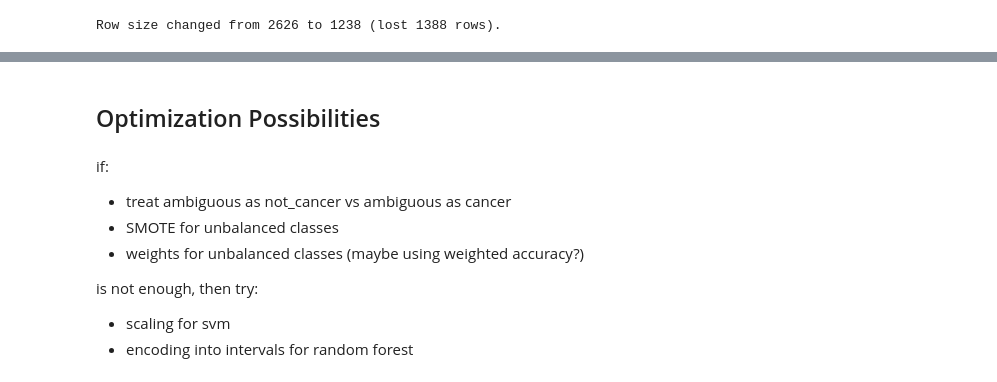
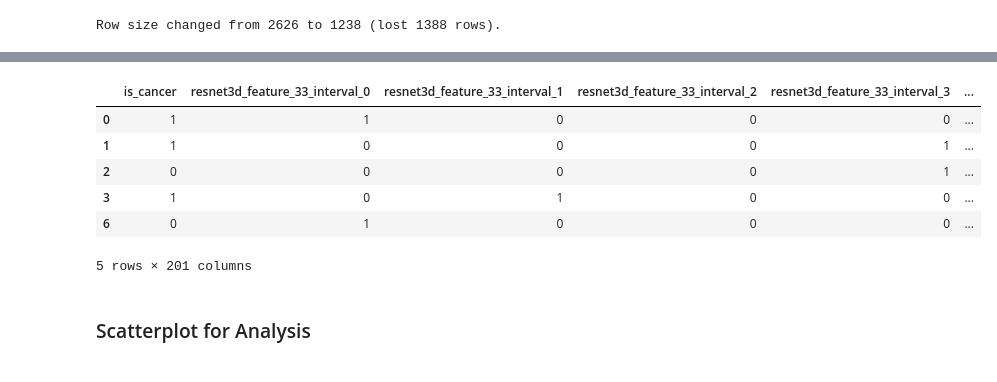
Before and after one commit to pmgfernandes04/Lung-Cancer-Classification-using-CT, a Jupyter notebook: model_development/svm.ipynb, the cells around one changed output, grey strips where cells are left out. Cells and saved outputs as stored; diff of their text form; code cells hidden in the pictures.

```diff
--- a/model_development/svm.ipynb
+++ b/model_development/svm.ipynb
@@ -267,11 +49,58 @@ We conclude that 60 cases of "cancer" were misclassified as "not cancer." This i
-# %% [markdown]
-## Optimization Possibilities
-# %% [markdown]
-if:
- - treat ambiguous as not_cancer vs ambiguous as cancer
- - SMOTE for unbalanced classes
- - weights for unbalanced classes (maybe using weighted accuracy?)
-
-is not enough, then try:
- - scaling for svm
- - encoding into intervals for random forest
+# %%
+df = pd.read_csv('clean_rfe50.csv')
+#df = pd.read_csv('semi_clean_cnn.csv')
+
+mask = df['is_cancer'] == 1
+
+# select all rows except the ones that contain
+df = df[~mask]
+
+# Map 'is_cancer' values from 2 to 1
+df['is_cancer'] = df['is_cancer'].replace(2, 1)
+
+df.head()
+# %%
+# One hot encoding
+df_encoded = df.copy()
+
+# Select only columns with floating-point values
+float_columns = df_encoded.select_dtypes(include='float').columns
+
+# Define function to apply one-hot encoding for quantile-based intervals
+def one_hot_encode_quantile_intervals(column, quantiles):
+    # Get the quantile boundaries for the column
+    quantile_values = df_encoded[column].quantile(quantiles).values
+
+    # Create an empty DataFrame to store one-hot encoded columns
+    encoded_df = pd.DataFrame()
+
+    # Create binary columns for each interval based on quantiles
+    for i in range(len(quantile_values) - 1):
+        low = quantile_values[i]
+        high = quantile_values[i + 1]
+        encoded_df[f'{column}_interval_{i}'] = df_encoded[column].apply(lambda x: 1 if low <= x < high else 0)
+
+    return encoded_df
+
+# Iterate over each floating point column and apply one-hot encoding based on quantile intervals
+for column in float_columns:
+    # Define quantiles for dividing the data into intervals
+    # (You can adjust the quantiles as desired)
+    quantiles = [0.0, 0.25, 0.5, 0.75, 1.0]
+
+    # Apply one-hot encoding for this column
+    encoded_intervals_df = one_hot_encode_quantile_intervals(column, quantiles)
+
+    # Drop the original floating-point column and concatenate the new one-hot encoded columns
+    df_encoded = df_encoded.drop(columns=[column]).join(encoded_intervals_df)
+
+# Now df_encoded contains one-hot encoded columns for each floating-point column based on quantile intervals.
+df_encoded.head()
+# %% [output]
+|  | is_cancer | resnet3d_feature_33_interval_0 | resnet3d_feature_33_interval_1 | resnet3d_feature_33_interval_2 | resnet3d_feature_33_interval_3 | ... |
+| 0 | 1 | 1 | 0 | 0 | 0 | ... |
+| 1 | 1 | 0 | 0 | 0 | 1 | ... |
+| 2 | 0 | 0 | 0 | 0 | 1 | ... |
+| 3 | 1 | 0 | 1 | 0 | 0 | ... |
+| 6 | 0 | 1 | 0 | 0 | 0 | ... |
+5 rows × 201 columns
@@ -277,0 +115,2 @@ is not enough, then try:
+# %% [markdown]
+### Scatterplot for Analysis
```
Also changed, not shown: parts of 41 cells of this notebook, 2 other files.
